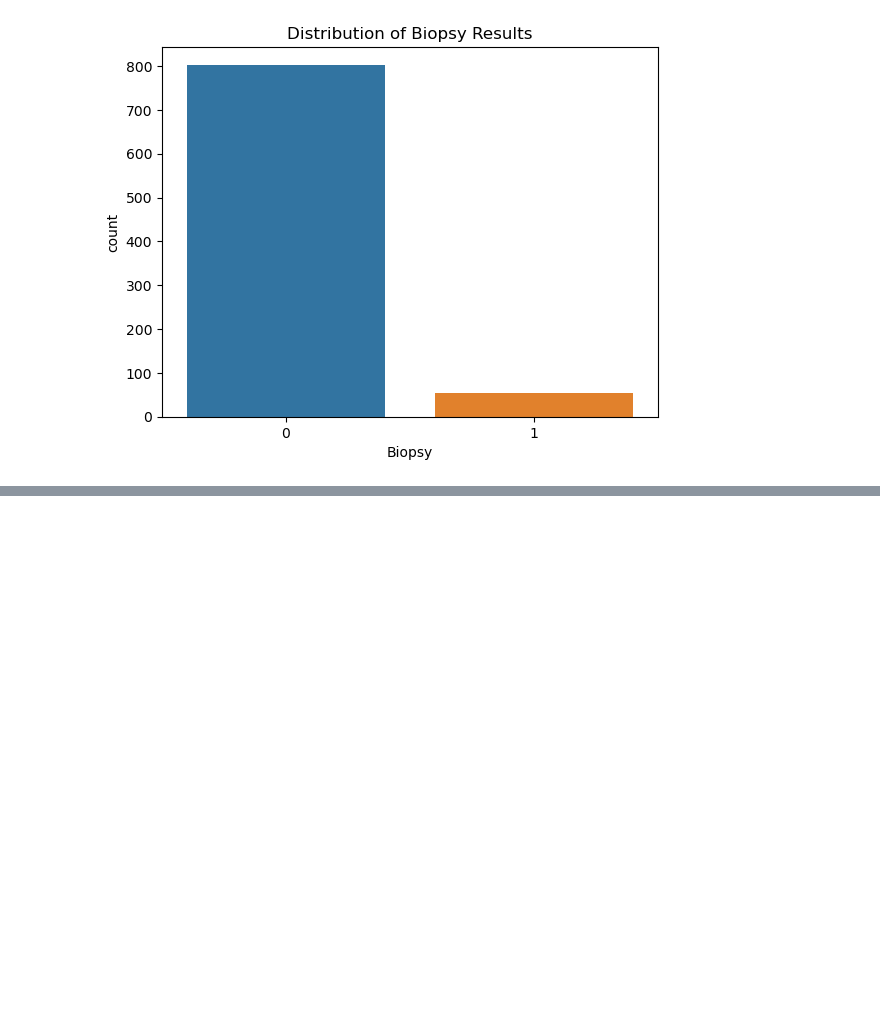
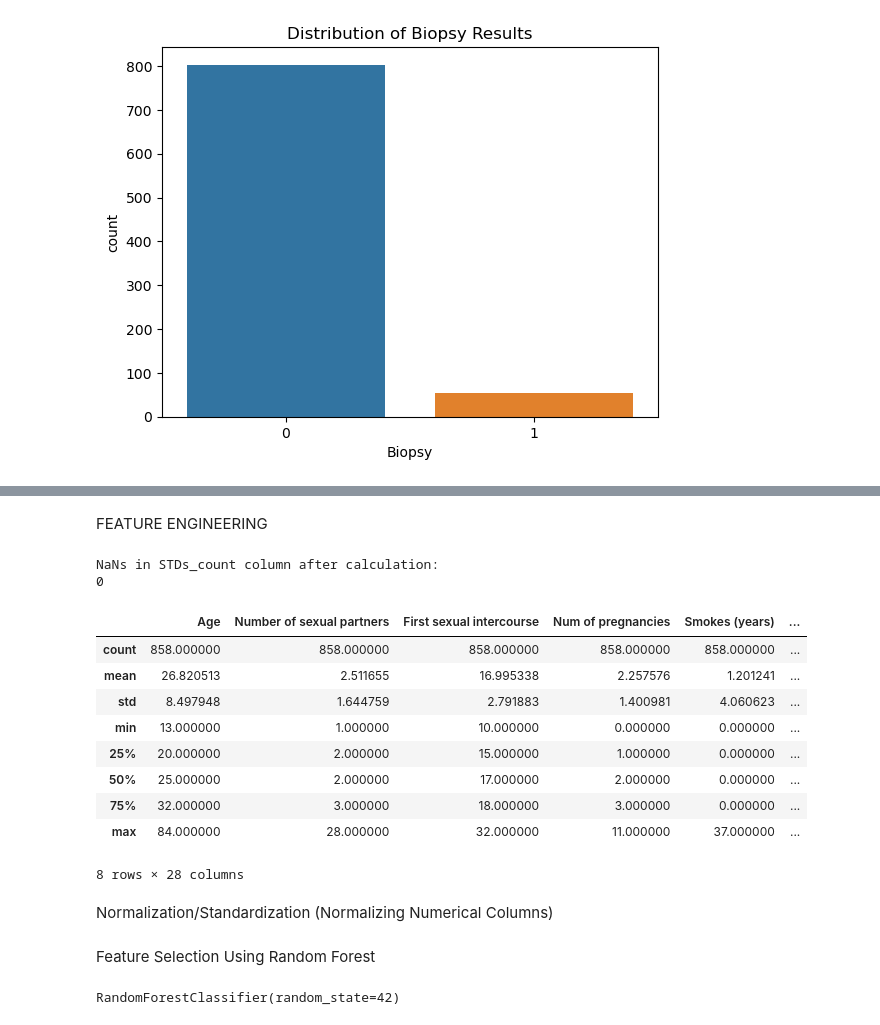
Before and after one commit to omoladd/cervical-cancer_prediction, a Jupyter notebook: cervical_prediction.ipynb, the cells around one changed output, grey strips where cells are left out. Drawn from its saved outputs; the diff is of its cells as text; code cells hidden in the pictures; blank space fills up the shorter version.

```diff
--- a/cervical_prediction.ipynb
+++ b/cervical_prediction.ipynb
@@ -185,4 +216,20 @@ for key_feature in key_features:
-# %%
-# Convert columns to numeric, forcing errors to NaN (if any)
-for col in df.columns:
-    df[col] = pd.to_numeric(df[col], errors='coerce')
+# %% [markdown]
+FEATURE ENGINEERING
+# %%
+stds_columns = ['STDs (number)', 'STDs:condylomatosis', 'STDs:cervical condylomatosis', 'STDs:vaginal condylomatosis', 'STDs:vulvo-perineal condylomatosis',
+    'STDs:syphilis', 'STDs:pelvic inflammatory disease', 'STDs:genital herpes', 'STDs:molluscum contagiosum', 'STDs:AIDS', 'STDs:HIV', 'STDs:Hepatitis B',
+    'STDs:HPV', 'STDs: Time since first diagnosis', 'STDs: Time since last diagnosis',
+    ]
+
+
+df['STDs_count'] = df[stds_columns].sum(axis=1)
+# %%
+# Check for NaNs in STDs_count column
+print("NaNs in STDs_count column after calculation:")
+print(df['STDs_count'].isnull().sum())
+# %% [output]
+NaNs in STDs_count column after calculation:
+0
+# %%
+# Total Contraceptive Usage years
+df['Total_contraceptive_usage_years'] = df['Hormonal Contraceptives (years)'] + df['IUD (years)']
@@ -188,0 +238,15 @@ for col in df.columns:
+# %%
+df.describe()
+# %% [output]
+|  | Age | Number of sexual partners | First sexual intercourse | Num of pregnancies | Smokes (years) | ... |
+| count | 858.000000 | 858.000000 | 858.000000 | 858.000000 | 858.000000 | ... |
+| mean | 26.820513 | 2.511655 | 16.995338 | 2.257576 | 1.201241 | ... |
+| std | 8.497948 | 1.644759 | 2.791883 | 1.400981 | 4.060623 | ... |
+| min | 13.000000 | 1.000000 | 10.000000 | 0.000000 | 0.000000 | ... |
+| 25% | 20.000000 | 2.000000 | 15.000000 | 1.000000 | 0.000000 | ... |
+| 50% | 25.000000 | 2.000000 | 17.000000 | 2.000000 | 0.000000 | ... |
+| 75% | 32.000000 | 3.000000 | 18.000000 | 3.000000 | 0.000000 | ... |
+| max | 84.000000 | 28.000000 | 32.000000 | 11.000000 | 37.000000 | ... |
+8 rows × 28 columns
+# %% [markdown]
+Normalization/Standardization (Normalizing Numerical Columns)
@@ -188,0 +266,12 @@ for col in df.columns:
+# %% [markdown]
+Feature Selection Using Random Forest
+# %%
+# Using Random Forest
+
+X = df.drop('Biopsy', axis=1)
+y = df['Biopsy']
+
+random_forest = RandomForestClassifier(random_state=42)
+random_forest.fit(X,y)
+# %% [output]
+RandomForestClassifier(random_state=42)
```
Also changed, not shown: parts of 23 cells of this notebook.
